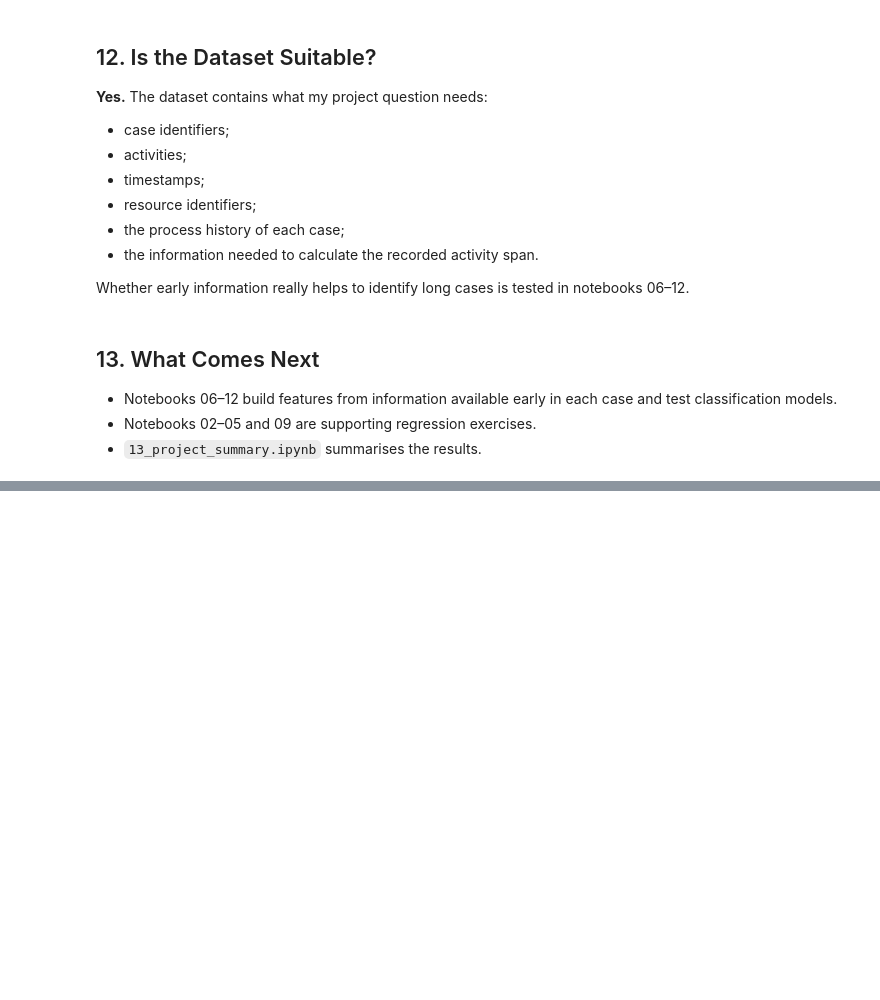
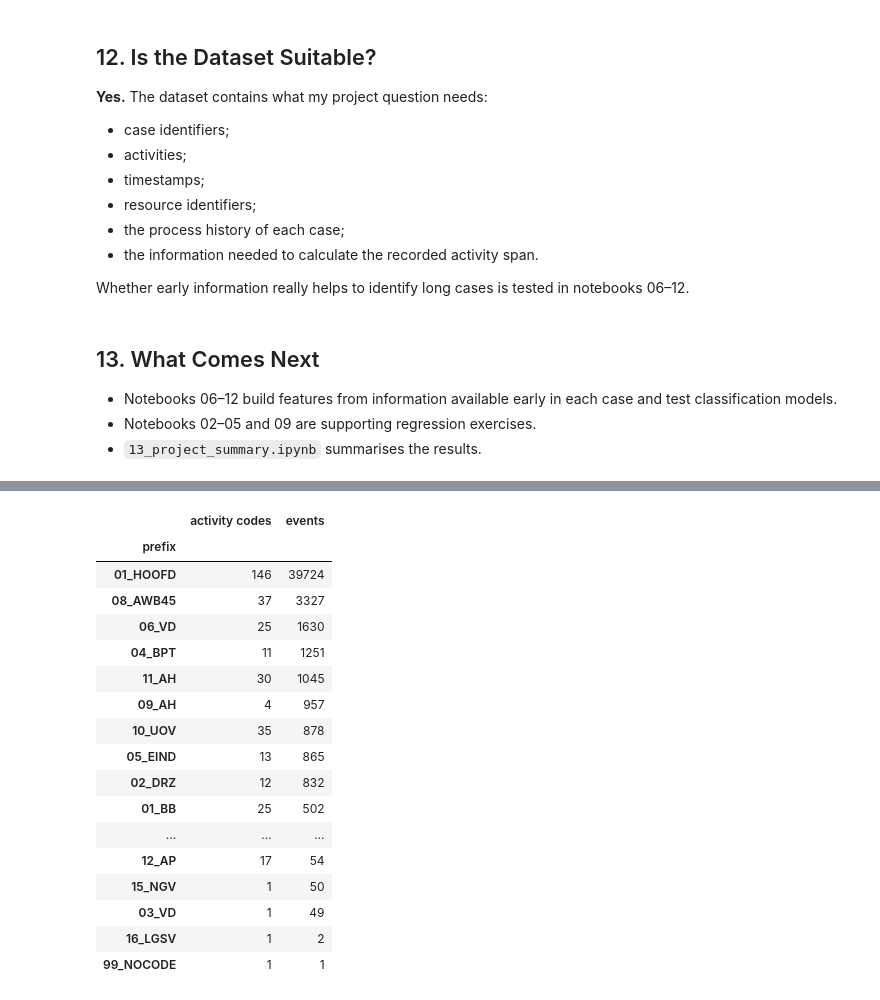
Before and after one commit to cikicali369-glitch/GA-Data-Science-Capstone-Ali, a Jupyter notebook: notebooks/01_EDA.ipynb, the cells around one changed output, grey strips where cells are left out. Drawn from its saved outputs; the diff is of its cells as text; code cells hidden in the pictures; blank space fills up the shorter version.

```diff
--- a/notebooks/01_EDA.ipynb
+++ b/notebooks/01_EDA.ipynb
@@ -586,0 +661,28 @@ Whether early information really helps to identify long cases is tested in noteb
+# %%
+prefix = df["concept:name"].str.extract(r"^(\d{2}_[A-Z0-9]+)_")[0]
+
+prefix_table = pd.DataFrame({
+    "activity codes": df.groupby(prefix)["concept:name"].nunique(),
+    "events": prefix.value_counts(),
+}).sort_values("events", ascending=False)
+prefix_table.index.name = "prefix"
+prefix_table
+# %% [output]
+|  | activity codes | events |
+| prefix |  |  |
+| 01_HOOFD | 146 | 39724 |
+| 08_AWB45 | 37 | 3327 |
+| 06_VD | 25 | 1630 |
+| 04_BPT | 11 | 1251 |
+| 11_AH | 30 | 1045 |
+| 09_AH | 4 | 957 |
+| 10_UOV | 35 | 878 |
+| 05_EIND | 13 | 865 |
+| 02_DRZ | 12 | 832 |
+| 01_BB | 25 | 502 |
+| ... | ... | ... |
+| 12_AP | 17 | 54 |
+| 15_NGV | 1 | 50 |
+| 03_VD | 1 | 49 |
+| 16_LGSV | 1 | 2 |
+| 99_NOCODE | 1 | 1 |
```
Also changed, not shown: parts of 8 cells of this notebook, 22 other files.
